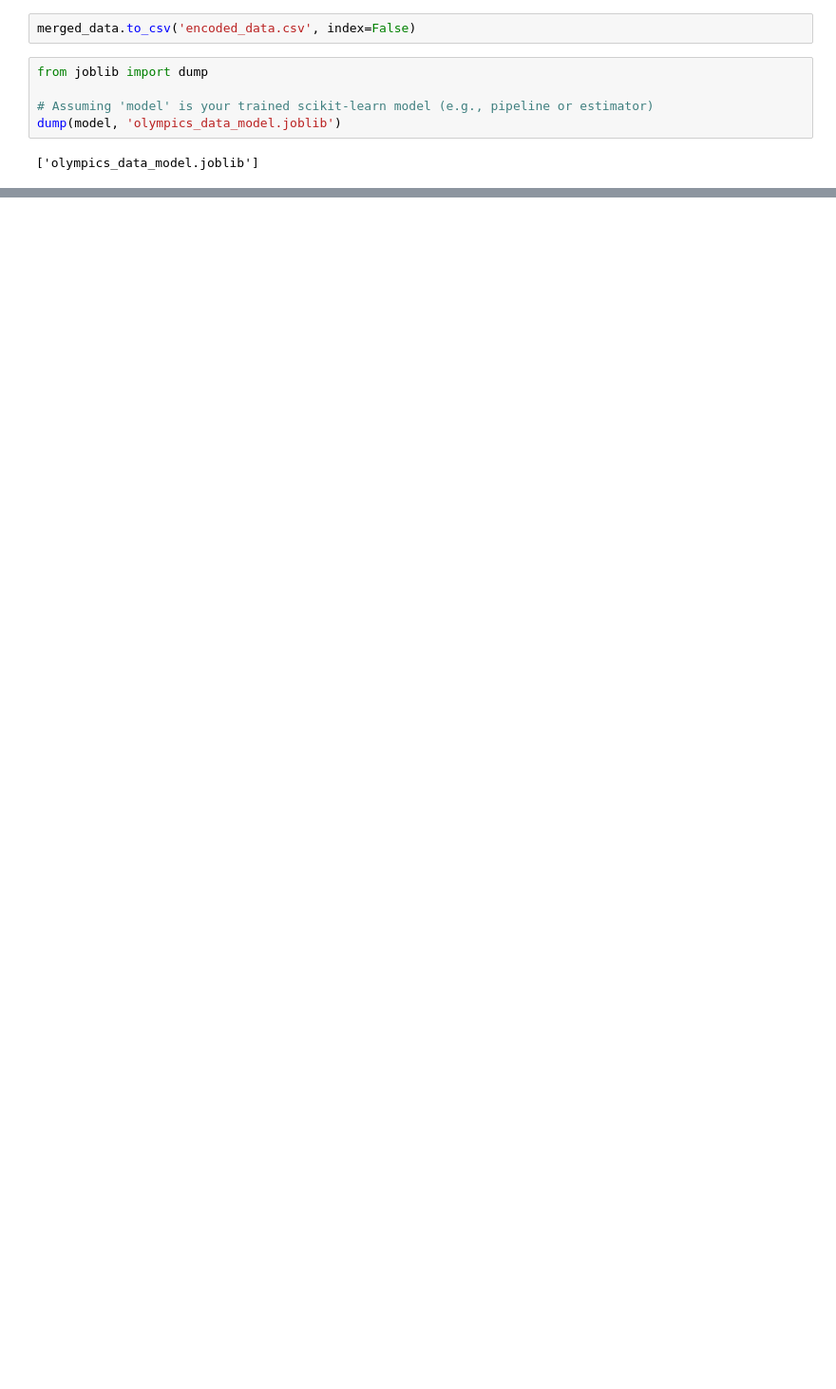
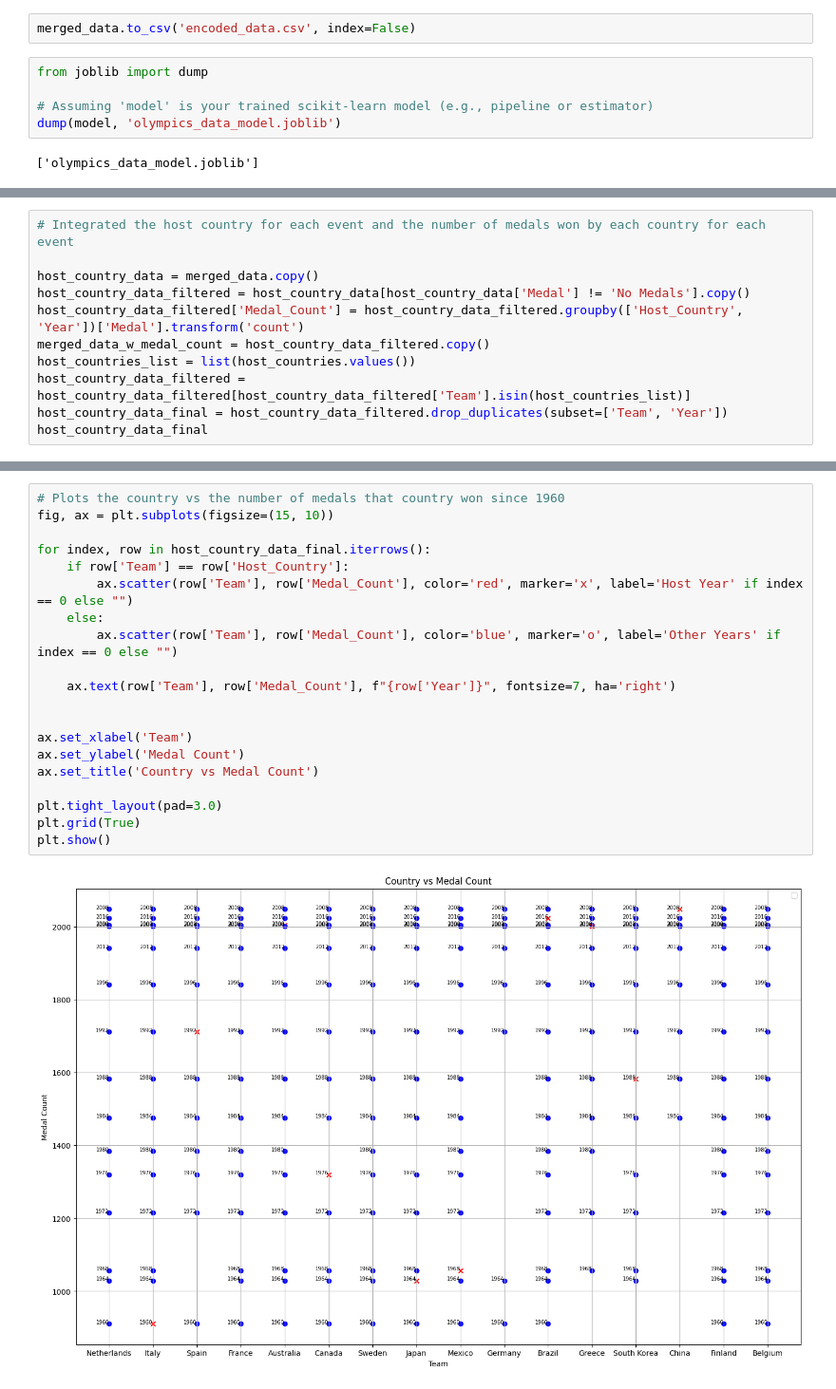
Before and after one commit to ikatyal2110/Codedex-Hackathon-Paris-Olympics-Prediction, a Jupyter notebook: Codedex_Track_3_Bravo_6.ipynb, the cells around one changed output, grey strips where cells are left out. Shown at 95% size. Drawn from its saved outputs; the diff is of its cells as text; blank space fills up the shorter version.

```diff
--- a/Codedex_Track_3_Bravo_6.ipynb
+++ b/Codedex_Track_3_Bravo_6.ipynb
@@ -423,0 +480,11 @@ KeyError: 1
+# %%
+# Integrated the host country for each event and the number of medals won by each country for each event
+
+host_country_data = merged_data.copy()
+host_country_data_filtered = host_country_data[host_country_data['Medal'] != 'No Medals'].copy()
+host_country_data_filtered['Medal_Count'] = host_country_data_filtered.groupby(['Host_Country', 'Year'])['Medal'].transform('count')
+merged_data_w_medal_count = host_country_data_filtered.copy()
+host_countries_list = list(host_countries.values())
+host_country_data_filtered = host_country_data_filtered[host_country_data_filtered['Team'].isin(host_countries_list)]
+host_country_data_final = host_country_data_filtered.drop_duplicates(subset=['Team', 'Year'])
+host_country_data_final
@@ -423,0 +505,22 @@ KeyError: 1
+# %%
+# Plots the country vs the number of medals that country won since 1960
+fig, ax = plt.subplots(figsize=(15, 10))
+
+for index, row in host_country_data_final.iterrows():
+    if row['Team'] == row['Host_Country']:
+        ax.scatter(row['Team'], row['Medal_Count'], color='red', marker='x', label='Host Year' if index == 0 else "")
+    else:
+        ax.scatter(row['Team'], row['Medal_Count'], color='blue', marker='o', label='Other Years' if index == 0 else "")
+
+    ax.text(row['Team'], row['Medal_Count'], f"{row['Year']}", fontsize=7, ha='right')
+
+
+ax.set_xlabel('Team')
+ax.set_ylabel('Medal Count')
+ax.set_title('Country vs Medal Count')
+
+plt.tight_layout(pad=3.0)
+plt.grid(True)
+plt.show()
+# %% [output]
+[figure, added]
```
Also changed, not shown: parts of 51 cells of this notebook.
